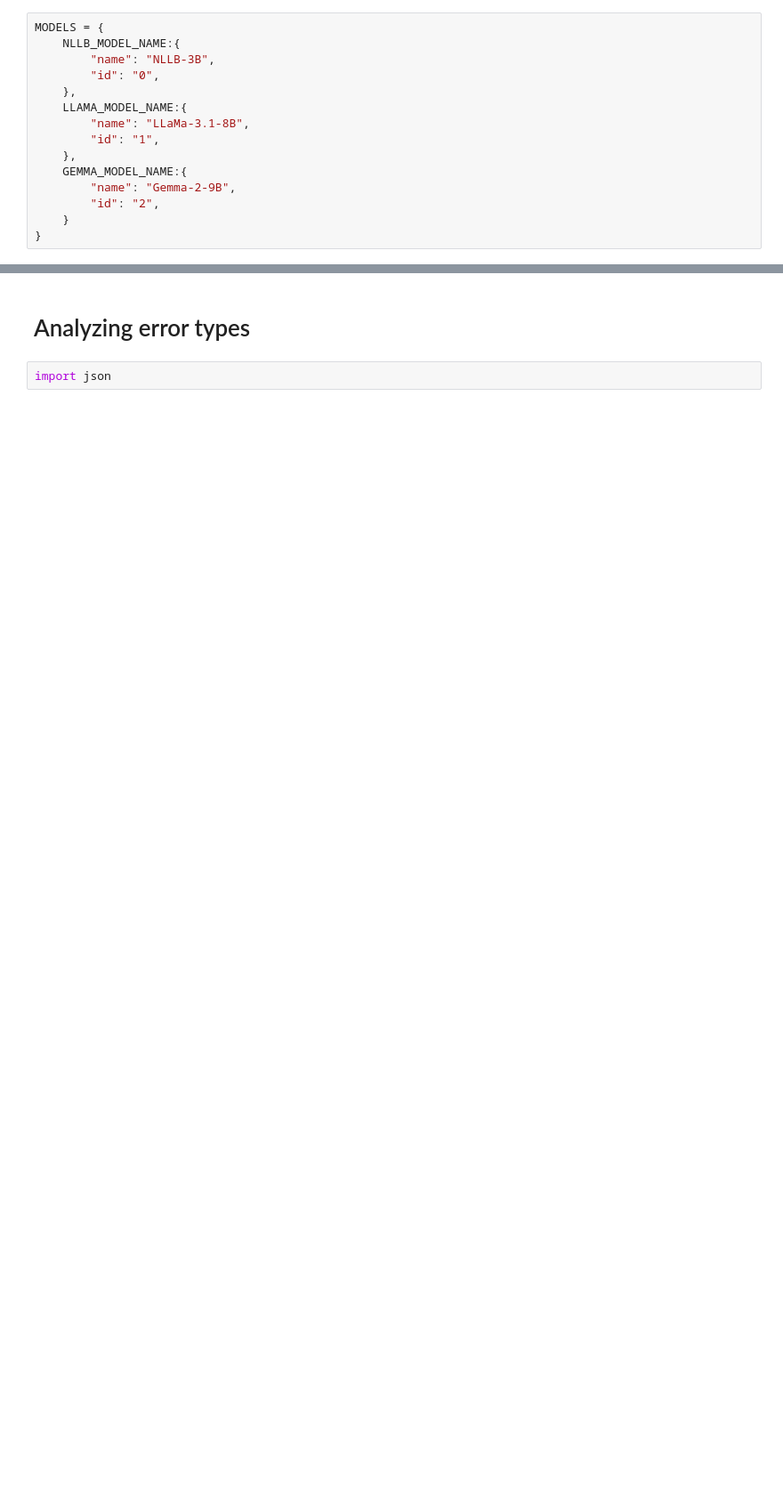
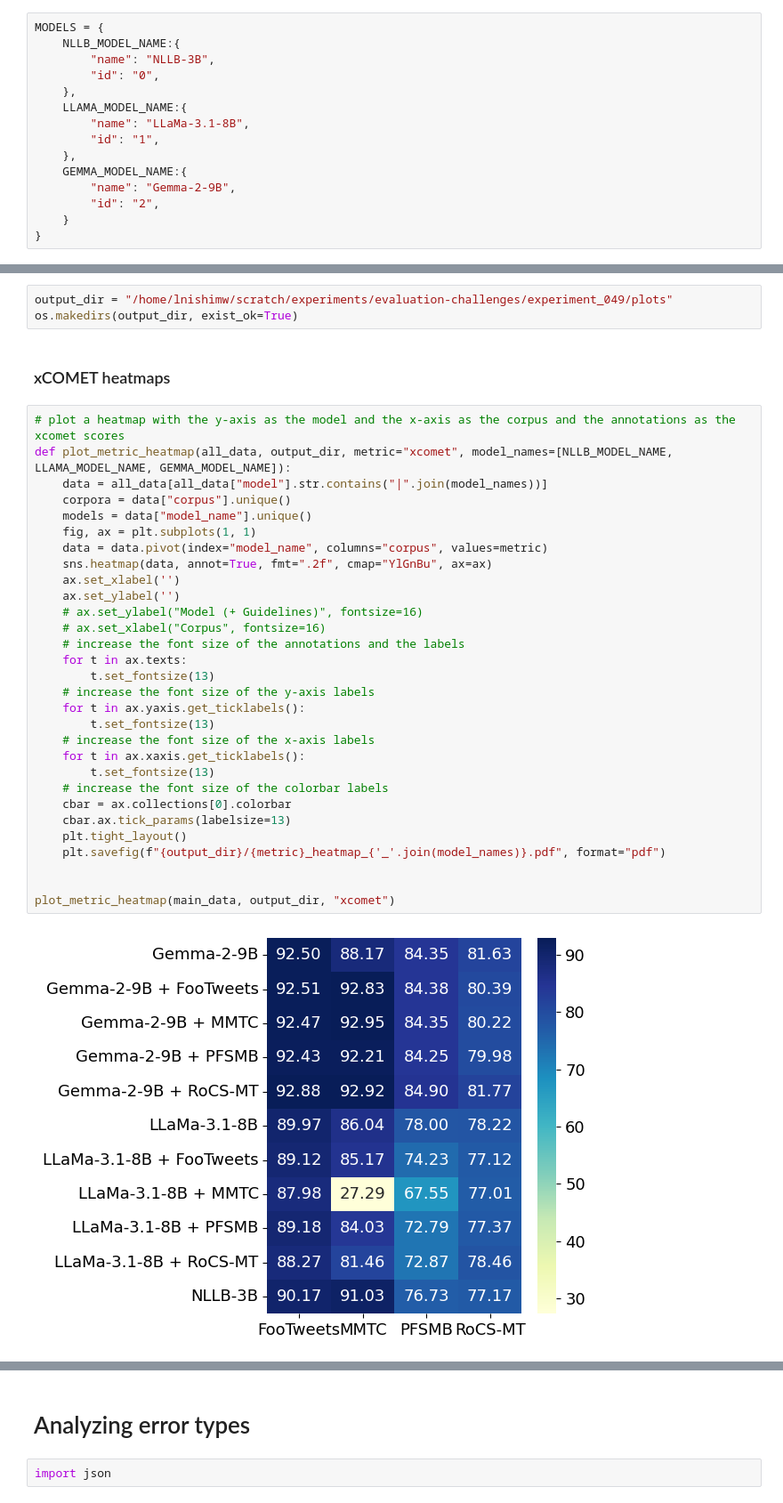
Before and after one commit to lydianish-phd/evaluation-challenges, a Jupyter notebook: src/draft.ipynb, the cells around one changed output, grey strips where cells are left out. Shown at 89% size. Drawn from its saved outputs; the diff is of its cells as text; blank space fills up the shorter version.

```diff
--- a/src/draft.ipynb
+++ b/src/draft.ipynb
@@ -191,0 +255,37 @@ plot_error_types(all_data)
+# %%
+output_dir = "/home/lnishimw/scratch/experiments/evaluation-challenges/experiment_049/plots"
+os.makedirs(output_dir, exist_ok=True)
+# %% [markdown]
+### xCOMET heatmaps
+# %%
+# plot a heatmap with the y-axis as the model and the x-axis as the corpus and the annotations as the xcomet scores
+def plot_metric_heatmap(all_data, output_dir, metric="xcomet", model_names=[NLLB_MODEL_NAME, LLAMA_MODEL_NAME, GEMMA_MODEL_NAME]):
+    data = all_data[all_data["model"].str.contains("|".join(model_names))]
+    corpora = data["corpus"].unique()
+    models = data["model_name"].unique()
+    fig, ax = plt.subplots(1, 1)
+    data = data.pivot(index="model_name", columns="corpus", values=metric)
+    sns.heatmap(data, annot=True, fmt=".2f", cmap="YlGnBu", ax=ax)
+    ax.set_xlabel('')
+    ax.set_ylabel('')
+    # ax.set_ylabel("Model (+ Guidelines)", fontsize=16)
+    # ax.set_xlabel("Corpus", fontsize=16)
+    # increase the font size of the annotations and the labels
+    for t in ax.texts:
+        t.set_fontsize(13)
+    # increase the font size of the y-axis labels
+    for t in ax.yaxis.get_ticklabels():
+        t.set_fontsize(13)
+    # increase the font size of the x-axis labels
+    for t in ax.xaxis.get_ticklabels():
+        t.set_fontsize(13)
+    # increase the font size of the colorbar labels
+    cbar = ax.collections[0].colorbar
+    cbar.ax.tick_params(labelsize=13)
+    plt.tight_layout()
+    plt.savefig(f"{output_dir}/{metric}_heatmap_{'_'.join(model_names)}.pdf", format="pdf")
+
+
+plot_metric_heatmap(main_data, output_dir, "xcomet")
+# %% [output]
+[figure, added]
```
Also changed, not shown: parts of 35 cells of this notebook, 1 other file.
